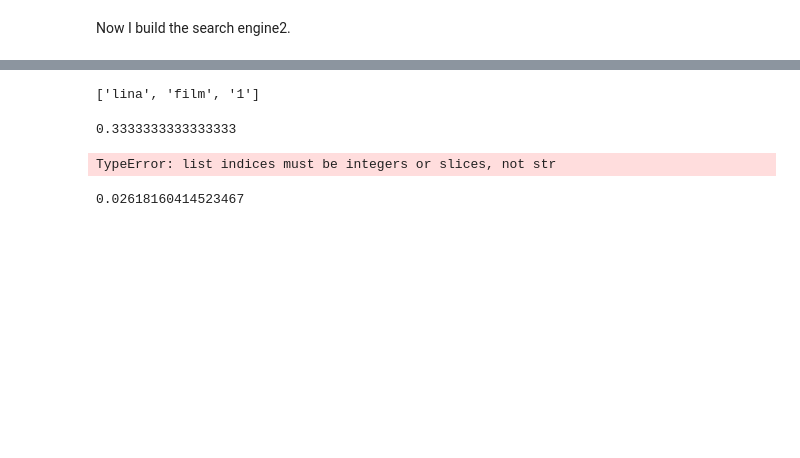
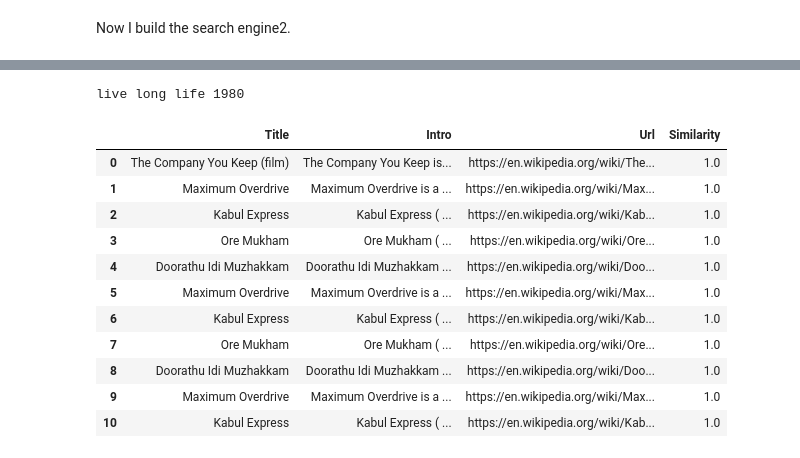
Before and after one commit to Debodeep94/ADM_HW3_Which_movie_to_watch, a Jupyter notebook: HMK3Leo.ipynb, the cells around one changed output, grey strips where cells are left out. Drawn from its saved outputs; the diff is of its cells as text; code cells hidden in the pictures; blank space fills up the shorter version.

```diff
--- a/HMK3Leo.ipynb
+++ b/HMK3Leo.ipynb
@@ -693,7 +695,7 @@ def searchengine2(y):
                 if film in diction2[yfinal[codes]]:
                     new.append(film)
             final_values = new
-        megaDataframe = pd.DataFrame(columns = ['Title', 'Intro', 'Url'])
+        megaDataframe = pd.DataFrame(columns = ['Title', 'Intro', 'Url', 'Similarity'])
     #megaDataframe
         if not final_values:
             return print("Wow no film matched my quiery, I need more films to compare!")
@@ -710,7 +712,6 @@ def searchengine2(y):
                 lstofl.append(item)
            # print(lstofl)
             #Now I have to create the inquiry vector and get the cosine similarity of beetween it and every component of lstofl
-            #code
             query = []
             for i in y:
                 #print(idfdict[i])
@@ -724,24 +725,31 @@ def searchengine2(y):
             for indx in range(len(cossim)):
                 sim = cossim[indx]
                 if sim not in dict_sim:
-                    dict_sim[sim]=final_values[indx]
+                    dict_sim[sim]=[final_values[indx]]
                 else:
-                    print( type(dict_sim[sim]))
+                    #print( type(dict_sim))
                     dict_sim[sim].append(final_values[indx])
-            largest_nums = hq.nlargest(4, cossim)
-            print(largest_nums)
+            Peak = 10
+            to_select = hq.nlargest(Peak, cossim)
+            #print(to_select)
             k=0
-            for document in final_values:
-                totakeurl = document.replace('Cleantsv/filmclean-','')
-                totakeurl = str(int(totakeurl.replace('.tsv', '')))
-                url = dicturls[totakeurl]
-                temporary = pd.read_csv('Tsvfiles/'+'film'+(totakeurl)+'.tsv',delimiter='\t' )
-                title = temporary['title'][0]
-                intro =  temporary['intro'][0].replace('\r\n','')
-                new_row = [title, intro, url]
-                megaDataframe.loc[k]=new_row
-                k=k+1
-            return megaDataframe
+            #Now i have the name key(cossim) and values(docum) and I have to take the first 15 of them.
+            for i in to_select:
+                if(k<Peak):
+                    for document in dict_sim[i]:
+                            if(k>Peak):
+                                return megaDataframe
+                            totakeurl = document.replace('Cleantsv/filmclean-','')
+                            totakeurl = str(int(totakeurl.replace('.tsv', '')))
+                            url = dicturls[totakeurl]
+                            Similarity = i
+                            temporary = pd.read_csv('Tsvfiles/'+'film'+(totakeurl)+'.tsv',delimiter='\t' )
+                            title = temporary['title'][0]
+                            intro =  temporary['intro'][0].replace('\r\n','')
+                            new_row = [title, intro, url, Similarity]
+                            megaDataframe.loc[k]=new_row
+                            k=k+1
+            return  megaDataframe
 A = searchengine2(y)
 A
 # %% [output]
@@ -751,16 +768,17 @@ AttributeError: 'str' object has no attribute 'append'
-# %%
-y
-# %% [output]
-['lina', 'film', '1']
-# %%
-tf('lina', y)
-# %% [output]
-0.3333333333333333
-# %%
-diction3['0']['Cleantsv/filmclean-0.tsv']
-# %% [output]
-TypeError: list indices must be integers or slices, not str
-# %%
-diction3['0'][0][1]
-# %% [output]
-0.02618160414523467
+# %%
+y = list(input().split())
+searchengine2(y)
+# %% [output]
+live long life 1980
+|  | Title | Intro | Url | Similarity |
+| 0 | The Company You Keep (film) | The Company You Keep is... | https://en.wikipedia.org/wiki/The... | 1.0 |
+| 1 | Maximum Overdrive | Maximum Overdrive is a ... | https://en.wikipedia.org/wiki/Max... | 1.0 |
+| 2 | Kabul Express | Kabul Express ( ... | https://en.wikipedia.org/wiki/Kab... | 1.0 |
+| 3 | Ore Mukham | Ore Mukham ( ... | https://en.wikipedia.org/wiki/Ore... | 1.0 |
+| 4 | Doorathu Idi Muzhakkam | Doorathu Idi Muzhakkam ... | https://en.wikipedia.org/wiki/Doo... | 1.0 |
+| 5 | Maximum Overdrive | Maximum Overdrive is a ... | https://en.wikipedia.org/wiki/Max... | 1.0 |
+| 6 | Kabul Express | Kabul Express ( ... | https://en.wikipedia.org/wiki/Kab... | 1.0 |
+| 7 | Ore Mukham | Ore Mukham ( ... | https://en.wikipedia.org/wiki/Ore... | 1.0 |
+| 8 | Doorathu Idi Muzhakkam | Doorathu Idi Muzhakkam ... | https://en.wikipedia.org/wiki/Doo... | 1.0 |
+| 9 | Maximum Overdrive | Maximum Overdrive is a ... | https://en.wikipedia.org/wiki/Max... | 1.0 |
+| 10 | Kabul Express | Kabul Express ( ... | https://en.wikipedia.org/wiki/Kab... | 1.0 |
```
Also changed, not shown: parts of 4 cells of this notebook.
